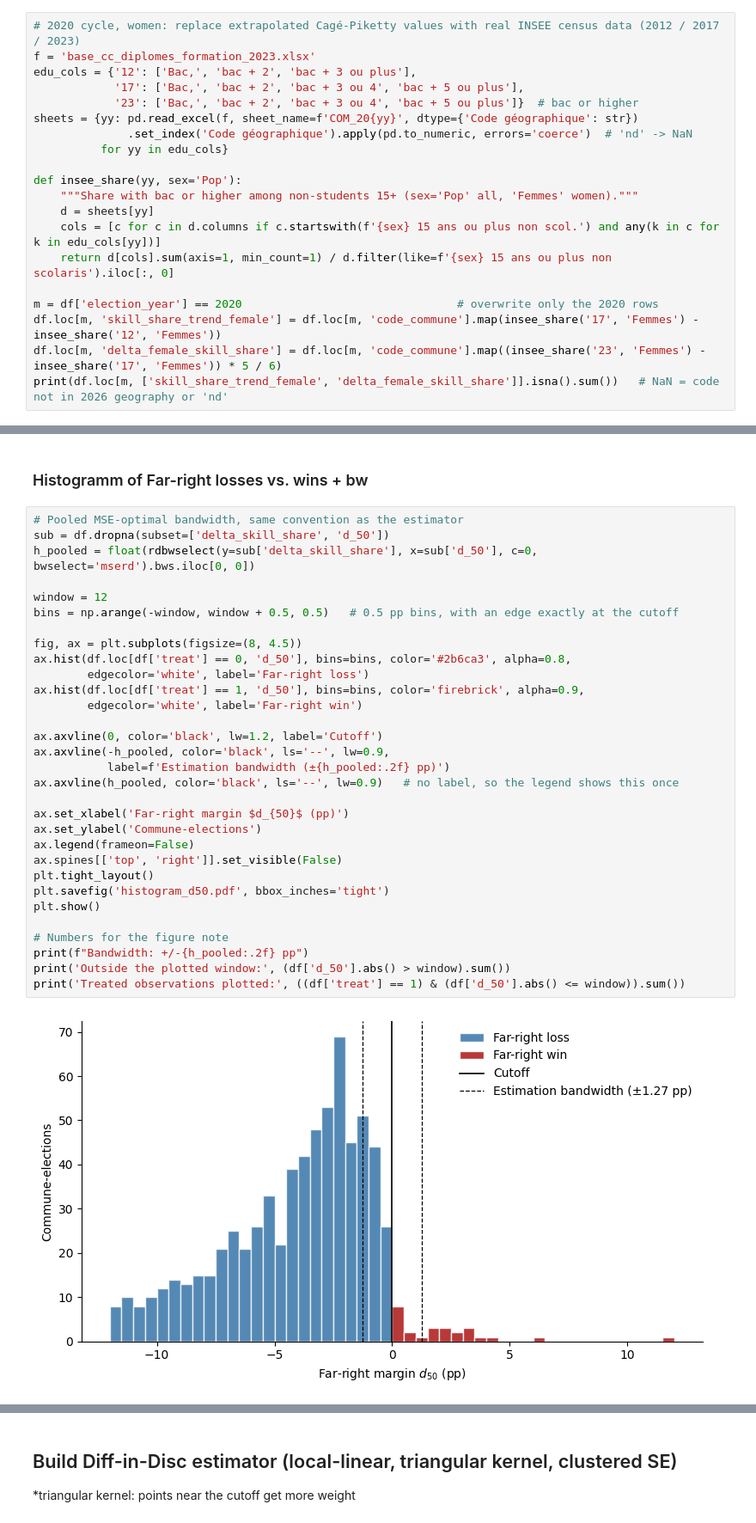
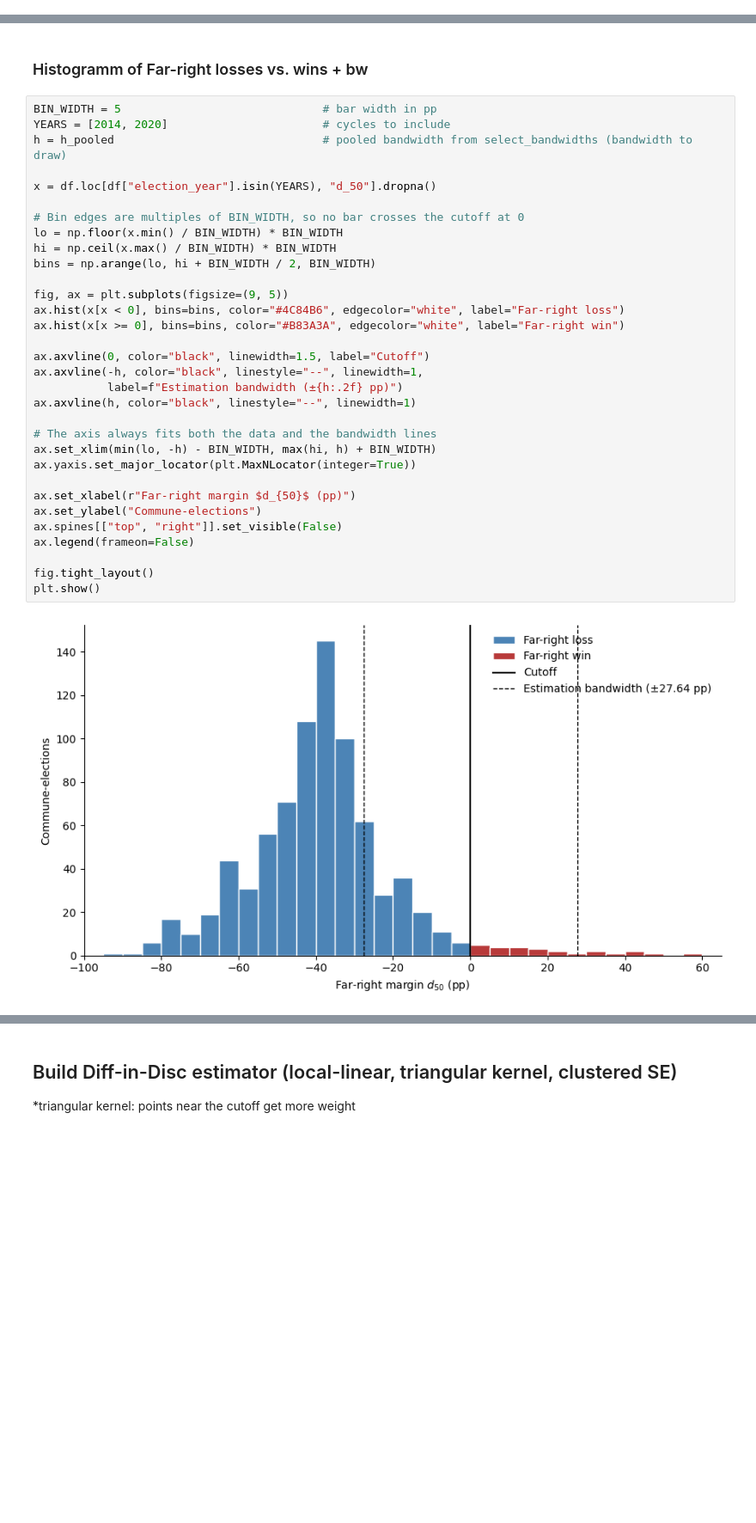
Before and after one commit to Tobias-Bue/far-right-rdd-thesis, a Jupyter notebook: Outcome_Variables_female.ipynb, the cells around one changed output, grey strips where cells are left out. Shown at 86% size. Saved outputs shown, nothing was run; the diff lists cells and outputs as text; blank space fills up the shorter version.

Commit message:
revised all scripts with updated data and hence updated bw

```diff
--- a/Outcome_Variables_female.ipynb
+++ b/Outcome_Variables_female.ipynb
@@ -92,20 +27,0 @@ print(df['delta_female_skill_share'].isna().sum(), 'missing after merge')  # san
-# %%
-# 2020 cycle, women: replace extrapolated Cagé-Piketty values with real INSEE census data (2012 / 2017 / 2023)
-f = 'base_cc_diplomes_formation_2023.xlsx'
-edu_cols = {'12': ['Bac,', 'bac + 2', 'bac + 3 ou plus'],
-            '17': ['Bac,', 'bac + 2', 'bac + 3 ou 4', 'bac + 5 ou plus'],
-            '23': ['Bac,', 'bac + 2', 'bac + 3 ou 4', 'bac + 5 ou plus']}  # bac or higher
-sheets = {yy: pd.read_excel(f, sheet_name=f'COM_20{yy}', dtype={'Code géographique': str})
-              .set_index('Code géographique').apply(pd.to_numeric, errors='coerce')  # 'nd' -> NaN
-          for yy in edu_cols}
-
-def insee_share(yy, sex='Pop'):
-    """Share with bac or higher among non-students 15+ (sex='Pop' all, 'Femmes' women)."""
-    d = sheets[yy]
-    cols = [c for c in d.columns if c.startswith(f'{sex} 15 ans ou plus non scol.') and any(k in c for k in edu_cols[yy])]
-    return d[cols].sum(axis=1, min_count=1) / d.filter(like=f'{sex} 15 ans ou plus non scolaris').iloc[:, 0]
-
-m = df['election_year'] == 2020                                # overwrite only the 2020 rows
-df.loc[m, 'skill_share_trend_female'] = df.loc[m, 'code_commune'].map(insee_share('17', 'Femmes') - insee_share('12', 'Femmes'))
-df.loc[m, 'delta_female_skill_share'] = df.loc[m, 'code_commune'].map((insee_share('23', 'Femmes') - insee_share('17', 'Femmes')) * 5 / 6)
-print(df.loc[m, ['skill_share_trend_female', 'delta_female_skill_share']].isna().sum())   # NaN = code not in 2026 geography or 'nd'
@@ -186,35 +143,36 @@ desc_table
 # %% [markdown]
 ### Histogramm of Far-right losses vs. wins + bw
 # %%
-# Pooled MSE-optimal bandwidth, same convention as the estimator
-sub = df.dropna(subset=['delta_skill_share', 'd_50'])
-h_pooled = float(rdbwselect(y=sub['delta_skill_share'], x=sub['d_50'], c=0, bwselect='mserd').bws.iloc[0, 0])
+BIN_WIDTH = 5                              # bar width in pp
+YEARS = [2014, 2020]                       # cycles to include
+h = h_pooled                               # pooled bandwidth from select_bandwidths (bandwidth to draw)
 
-window = 12
-bins = np.arange(-window, window + 0.5, 0.5)   # 0.5 pp bins, with an edge exactly at the cutoff
+x = df.loc[df["election_year"].isin(YEARS), "d_50"].dropna()
 
-fig, ax = plt.subplots(figsize=(8, 4.5))
-ax.hist(df.loc[df['treat'] == 0, 'd_50'], bins=bins, color='#2b6ca3', alpha=0.8,
-        edgecolor='white', label='Far-right loss')
-ax.hist(df.loc[df['treat'] == 1, 'd_50'], bins=bins, color='firebrick', alpha=0.9,
-        edgecolor='white', label='Far-right win')
+# Bin edges are multiples of BIN_WIDTH, so no bar crosses the cutoff at 0
+lo = np.floor(x.min() / BIN_WIDTH) * BIN_WIDTH
+hi = np.ceil(x.max() / BIN_WIDTH) * BIN_WIDTH
+bins = np.arange(lo, hi + BIN_WIDTH / 2, BIN_WIDTH)
 
-ax.axvline(0, color='black', lw=1.2, label='Cutoff')
-ax.axvline(-h_pooled, color='black', ls='--', lw=0.9,
-           label=f'Estimation bandwidth (±{h_pooled:.2f} pp)')
-ax.axvline(h_pooled, color='black', ls='--', lw=0.9)   # no label, so the legend shows this once
+fig, ax = plt.subplots(figsize=(9, 5))
+ax.hist(x[x < 0], bins=bins, color="#4C84B6", edgecolor="white", label="Far-right loss")
+ax.hist(x[x >= 0], bins=bins, color="#B83A3A", edgecolor="white", label="Far-right win")
 
-ax.set_xlabel('Far-right margin $d_{50}$ (pp)')
-ax.set_ylabel('Commune-elections')
+ax.axvline(0, color="black", linewidth=1.5, label="Cutoff")
+ax.axvline(-h, color="black", linestyle="--", linewidth=1,
+           label=f"Estimation bandwidth (±{h:.2f} pp)")
+ax.axvline(h, color="black", linestyle="--", linewidth=1)
+
+# The axis always fits both the data and the bandwidth lines
+ax.set_xlim(min(lo, -h) - BIN_WIDTH, max(hi, h) + BIN_WIDTH)
+ax.yaxis.set_major_locator(plt.MaxNLocator(integer=True))
+
+ax.set_xlabel(r"Far-right margin $d_{50}$ (pp)")
+ax.set_ylabel("Commune-elections")
+ax.spines[["top", "right"]].set_visible(False)
 ax.legend(frameon=False)
-ax.spines[['top', 'right']].set_visible(False)
-plt.tight_layout()
-plt.savefig('histogram_d50.pdf', bbox_inches='tight')
+
+fig.tight_layout()
 plt.show()
-
-# Numbers for the figure note
-print(f"Bandwidth: +/-{h_pooled:.2f} pp")
-print('Outside the plotted window:', (df['d_50'].abs() > window).sum())
-print('Treated observations plotted:', ((df['treat'] == 1) & (df['d_50'].abs() <= window)).sum())
 # %% [output]
-[figure, old version]
+[figure, new version]
```
Also changed, not shown: parts of 26 cells of this notebook, 3 other files.
